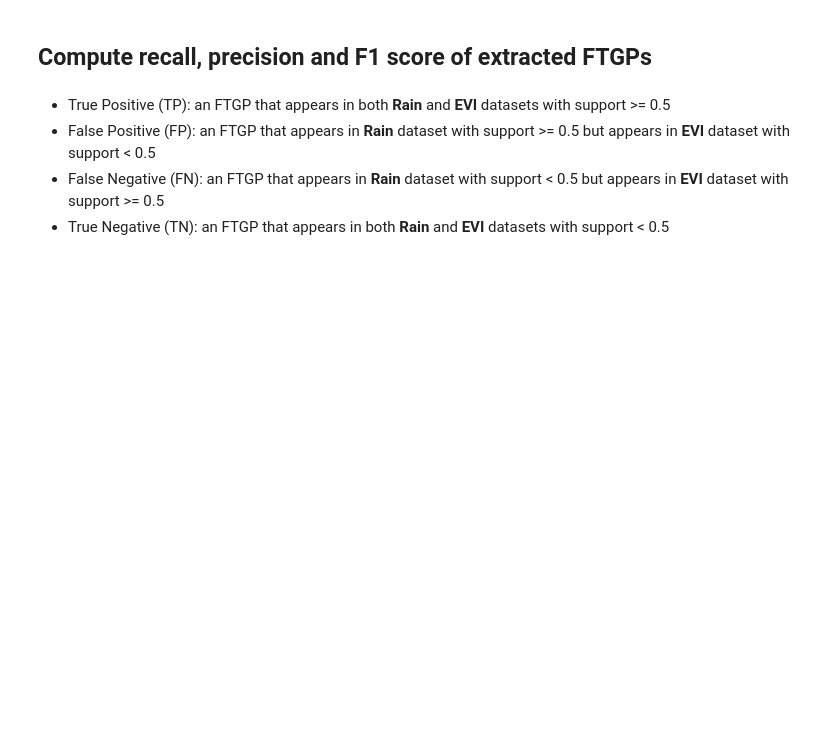
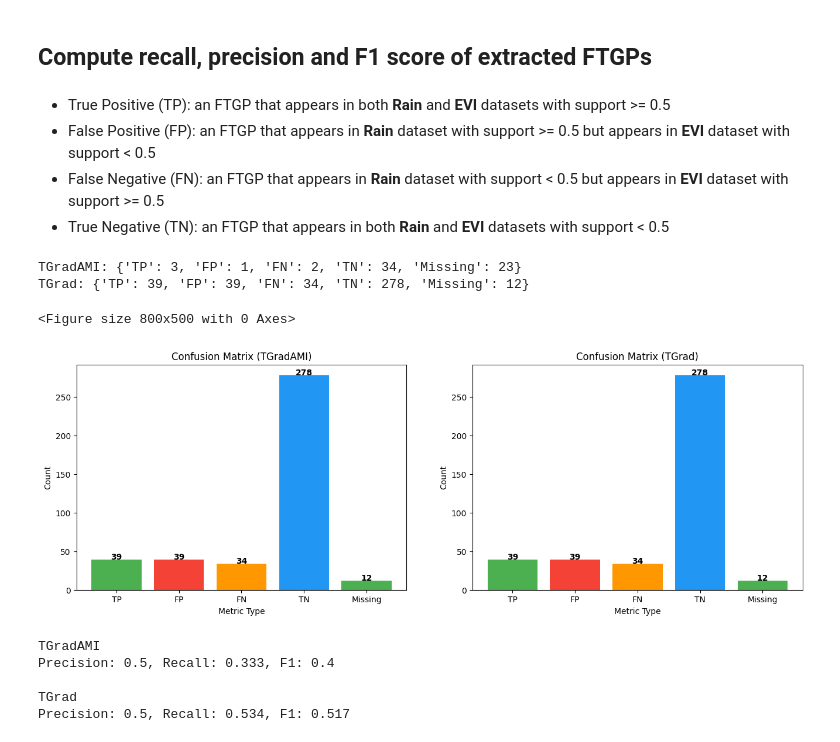
Before and after one commit to owuordickson/t-graank, a Jupyter notebook: analysis/tgraank_performance.ipynb, the cells around one changed output. Saved outputs shown, nothing was run; the diff lists cells and outputs as text; code cells hidden in the pictures; blank space fills up the shorter version.

```diff
--- a/analysis/tgraank_performance.ipynb
+++ b/analysis/tgraank_performance.ipynb
@@ -127,10 +215,18 @@ for tgrad in evi_tgrads:
 res_tgrad_ami = {"TP": 0, "FP": 0, "FN": 0, "TN": 0, "Missing": 0}
 res_tgrad = {"TP": 0, "FP": 0, "FN": 0, "TN": 0, "Missing": 0}
 
+def exists_in(pat, lst):
+    for pat_i in lst:
+        if pat.is_similar_to(pat_i):
+            return True
+    return False
+
 total = 0
+already_seen = set()
 for pat1 in tgrad_ami_lst_pat_rain:
     for pat2 in tgrad_ami_lst_pat_evi:
-        if pat1.is_similar_to(pat2):
+        if pat1.is_similar_to(pat2) and not exists_in(pat2, already_seen):
+            already_seen.add(pat2)
             if pat1.support >= 0.5 and pat2.support >= 0.5:
                 res_tgrad_ami["TP"] += 1
                 total += 1
@@ -147,9 +243,11 @@ res_tgrad_ami["Missing"] = len(tgrad_ami_lst_pat_rain) - total
 
 
 total = 0
+already_seen = set()
 for pat1 in tgrad_lst_pat_rain:
     for pat2 in tgrad_lst_pat_evi:
-        if pat1.is_similar_to(pat2):
+        if pat1.is_similar_to(pat2) and pat2 not in already_seen:
+            already_seen.add(pat2)
             if pat1.support >= 0.5 and pat2.support >= 0.5:
                 res_tgrad["TP"] += 1
                 total += 1
@@ -166,6 +264,41 @@ res_tgrad["Missing"] = len(tgrad_lst_pat_rain) - total
 
 print(f"TGradAMI: {res_tgrad_ami}")
 print(f"TGrad: {res_tgrad}")
+# %% [output]
+TGradAMI: {'TP': 3, 'FP': 1, 'FN': 2, 'TN': 34, 'Missing': 23}
+TGrad: {'TP': 39, 'FP': 39, 'FN': 34, 'TN': 278, 'Missing': 12}
+# %%
+cat_tgrad_ami = list(res_tgrad_ami.keys())
+cat_tgrad = list(res_tgrad_ami.keys())
+vals_tgrad_ami = list(res_tgrad.values())
+vals_tgrad = list(res_tgrad.values())
+
+# Create plot
+plt.figure(figsize=(8, 5))
+fig, (ax1, ax2) = plt.subplots(1, 2, figsize=(16, 5))
+colors = ['#4CAF50', '#F44336', '#FF9800', '#2196F3'] # Green, Red, Orange, Blue
+ax1.bar(cat_tgrad_ami, vals_tgrad_ami, color=colors)
+ax2.bar(cat_tgrad, vals_tgrad, color=colors)
+
+# Add styling
+ax1.set_title('Confusion Matrix (TGradAMI)')
+ax1.set_xlabel('Metric Type')
+ax1.set_ylabel('Count')
+ax2.set_title('Confusion Matrix (TGrad)')
+ax2.set_xlabel('Metric Type')
+ax2.set_ylabel('Count')
+
+# Add value labels on top of bars
+for i, v in enumerate(vals_tgrad_ami):
+    ax1.text(i, v + 0.5, str(v), ha='center', fontweight='bold')
+
+for i, v in enumerate(vals_tgrad):
+    ax2.text(i, v + 0.5, str(v), ha='center', fontweight='bold')
+
+plt.show()
+# %% [output]
+<Figure size 800x500 with 0 Axes>
+[figure, added]
 # %%
 def compute_performance(tp, fp, fn):
     precision = tp / (tp + fp) if (tp + fp) > 0 else 0
@@ -178,3 +311,9 @@ tgrad_pre, tgrad_rec, tgrad_f1 = compute_performance(res_tgrad["TP"], res_tgrad[
 
 print(f"TGradAMI\nPrecision: {tgrad_ami_pre}, Recall: {tgrad_ami_rec}, F1: {tgrad_ami_f1}\n")
 print(f"TGrad\nPrecision: {tgrad_pre}, Recall: {tgrad_rec}, F1: {tgrad_f1}")
+# %% [output]
+TGradAMI
+Precision: 0.5, Recall: 0.333, F1: 0.4
+
+TGrad
+Precision: 0.5, Recall: 0.534, F1: 0.517
```
Also changed, not shown: parts of 6 cells of this notebook, 24 other files.
